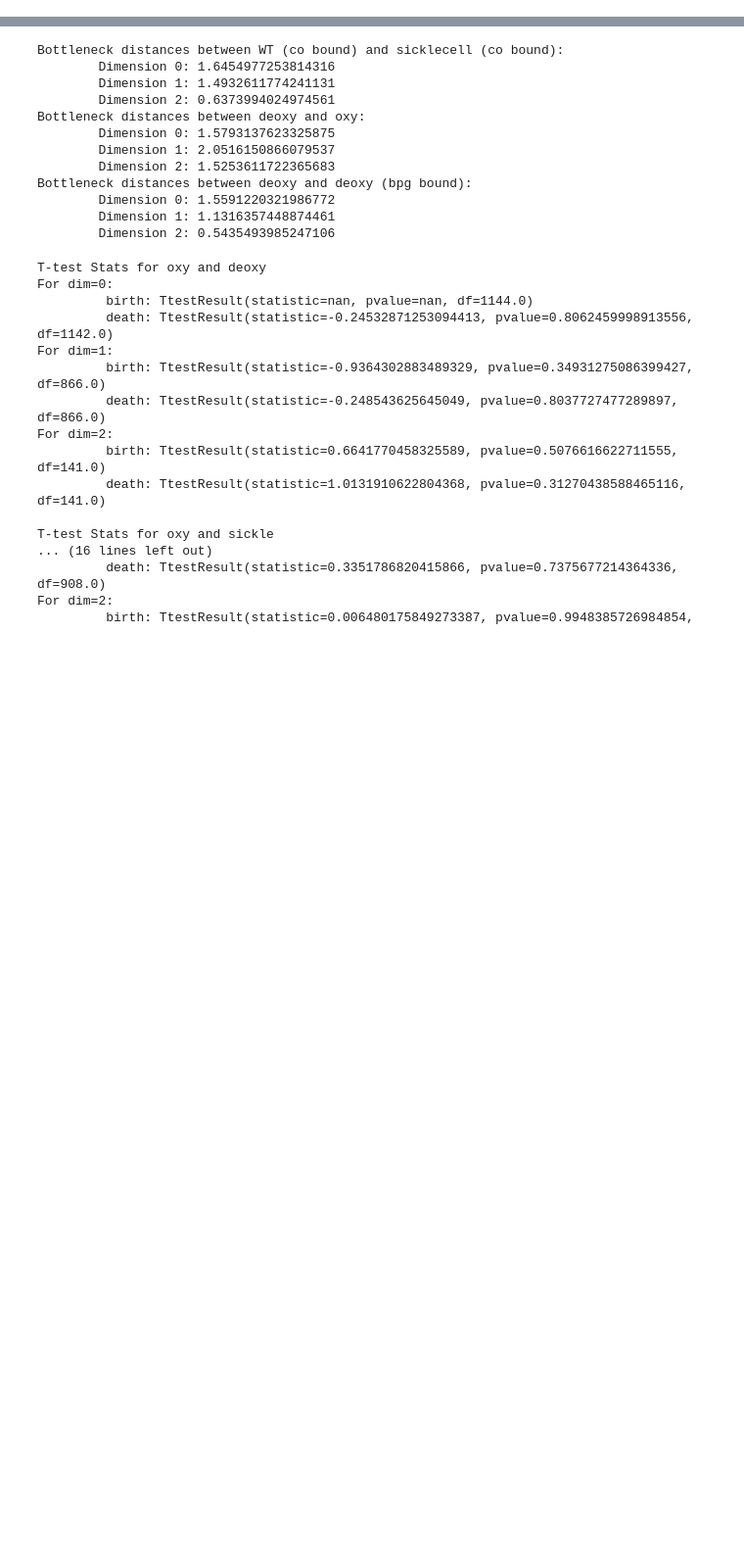
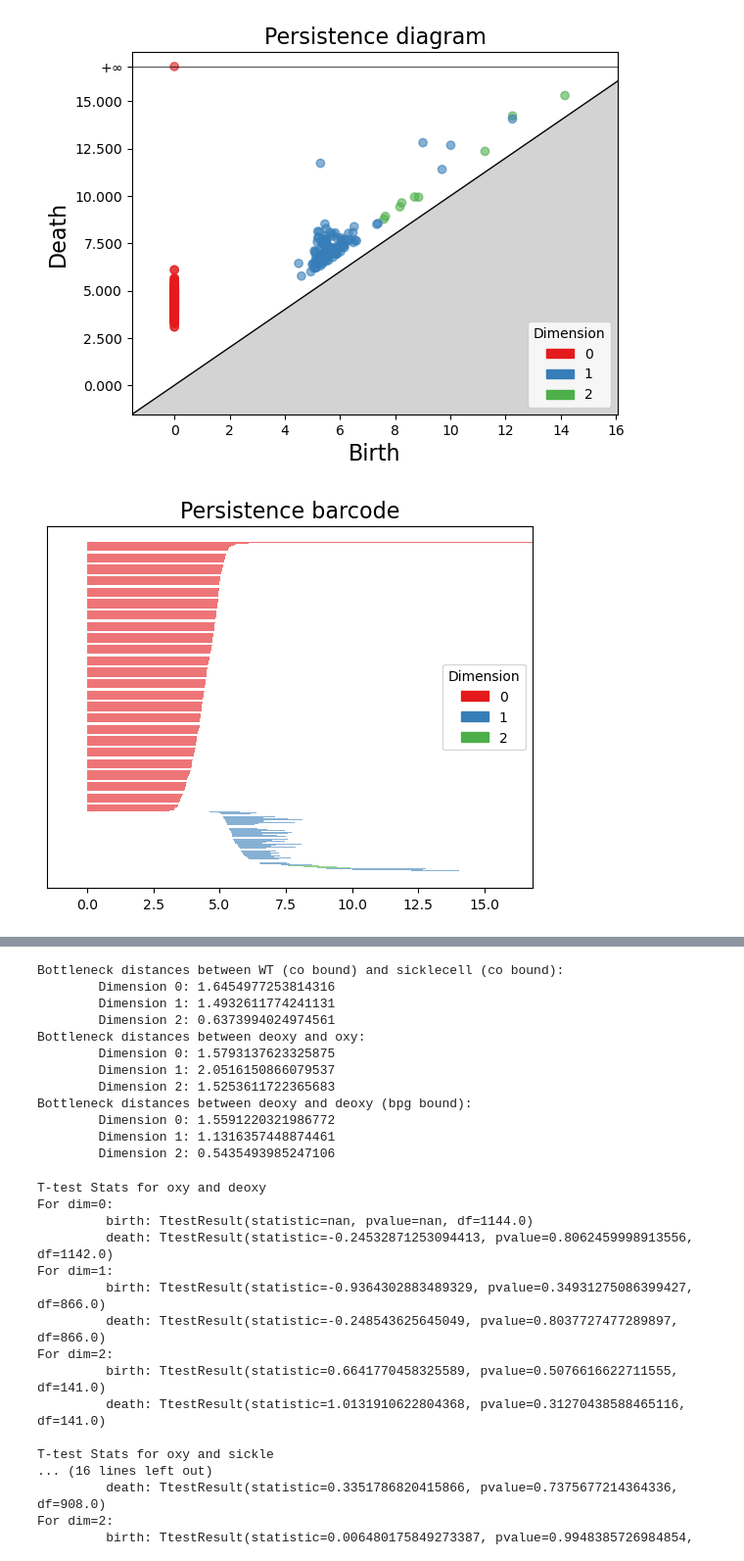
Before and after one commit to aliciabierly/cs410_finalproject, a Jupyter notebook: more_testingalicia.ipynb, the cells around one changed output, grey strips where cells are left out. Shown: that part at 98% size. Saved outputs shown, nothing was run; the diff lists cells and outputs as text; code cells hidden in the pictures; blank space fills up the shorter version.

Commit message:
run plots

```diff
--- a/more_testingalicia.ipynb
+++ b/more_testingalicia.ipynb
@@ -128,12 +137,15 @@ deoxybpg_rips_complex, deoxybpg_simplex_tree, deoxybpg_diagram = make_rips_simpl
 # %%
 # pull out significant features + plot
 deoxy_significant_features = significant_features(deoxy_diagram)
-#plot(deoxy_significant_features)
+plot(deoxy_significant_features)
 oxy_significant_features = significant_features(oxy_diagram)
-#plot(oxy_significant_features)
+plot(oxy_significant_features)
 sicklecell_significant_features = significant_features(sicklecell_diagram)
-#plot(sicklecell_significant_features)
+plot(sicklecell_significant_features)
 co_significant_features = significant_features(co_diagram)
-#plot(co_significant_features)
+plot(co_significant_features)
 deoxybpg_significant_features = significant_features(deoxybpg_diagram)
-#plot(deoxybpg_significant_features)
+plot(deoxybpg_significant_features)
+# %% [output]
+[figure, added]
+[figure, added]
```
Also changed, not shown: parts of 3 cells of this notebook.
